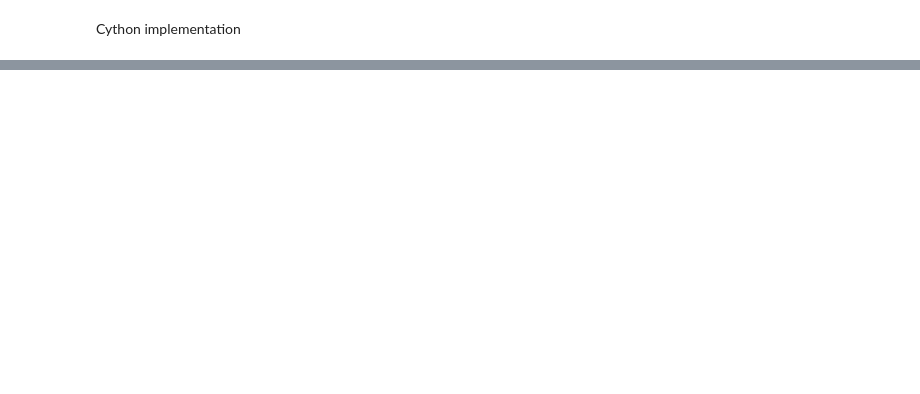
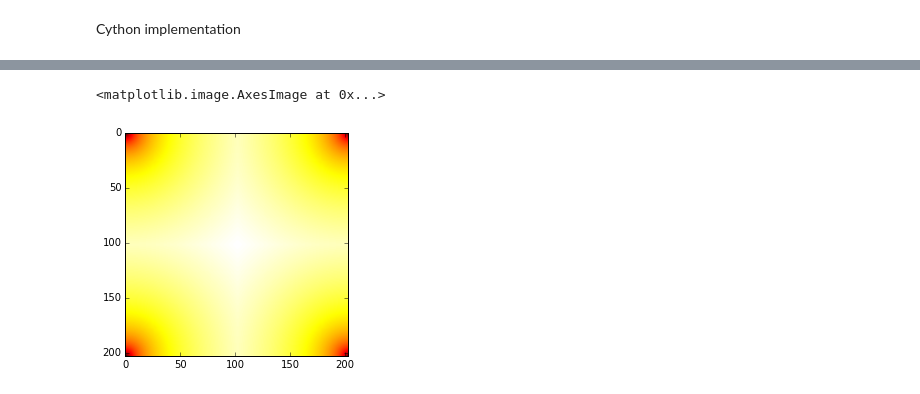
Before and after one commit to MathieuLeocmach/colloids, a Jupyter notebook: python/colloids/cython/periodic.ipynb, the cells around one changed output, grey strips where cells are left out. Cells and saved outputs as stored; diff of their text form; code cells hidden in the pictures; blank space fills up the shorter version.

```diff
--- a/python/colloids/cython/periodic.ipynb
+++ b/python/colloids/cython/periodic.ipynb
@@ -179,0 +711,5 @@ def generate_kvec2D(int nk, np.ndarray[DTYPE_t, ndim=2] kvectors):
+# %%
+plt.imshow(np.log(Sf.dists[...,1]), 'hot')
+# %% [output]
+<matplotlib.image.AxesImage at 0x...>
+[figure, added]
```
Also changed, not shown: parts of 53 cells of this notebook, 1 other file.
